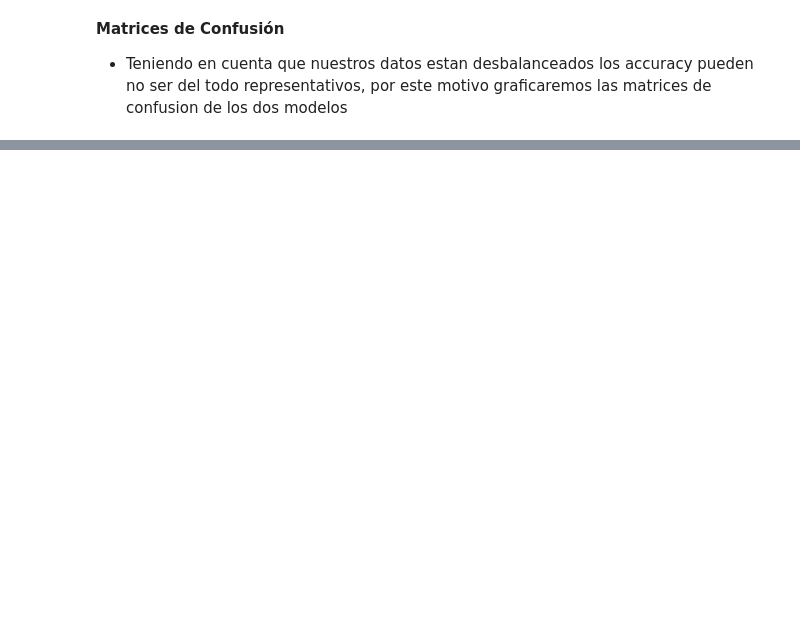
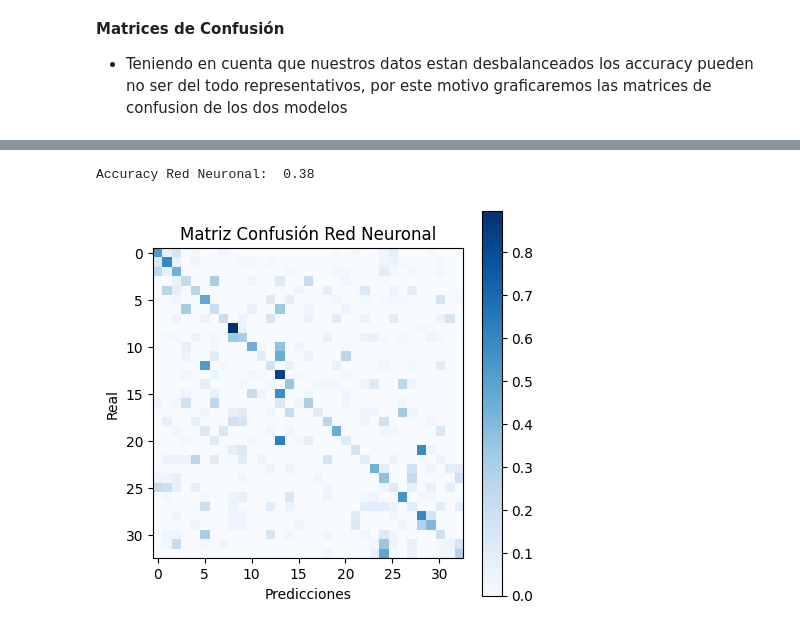
Before and after one commit to NicoElHulk/Proyecto1_ML, a Jupyter notebook: src/main.ipynb, the cells around one changed output, grey strips where cells are left out. Drawn from its saved outputs; the diff is of its cells as text; code cells hidden in the pictures; blank space fills up the shorter version.

```diff
--- a/src/main.ipynb
+++ b/src/main.ipynb
@@ -275,0 +290,8 @@ A partir de los resultados anteriores, intentaremos mejorar el accuracy ocupando
+# %%
+red_neuronal = Sequential()
+red_neuronal.add(Input(shape=(x.shape[1],)))
+red_neuronal.add(Dense(128, activation='relu'))
+red_neuronal.add(Dense(33, activation='softmax'))
+red_neuronal.summary()
+optimizer = Adam(learning_rate=1e-3)
+red_neuronal.compile(optimizer = optimizer, loss='sparse_categorical_crossentropy', metrics = ['accuracy'])
@@ -275,0 +310,3 @@ A partir de los resultados anteriores, intentaremos mejorar el accuracy ocupando
+# %%
+red_neuronal.fit(X_train, y_train, validation_data=(X_test, y_test), batch_size=64, epochs=32,verbose=1)
+predicciones = red_neuronal.predict(X_test)
@@ -275,0 +331,17 @@ A partir de los resultados anteriores, intentaremos mejorar el accuracy ocupando
+# %%
+predicciones_red_neuronal = []
+for i in range(len(predicciones)):
+    index = 0
+    for j in predicciones[i]:
+        if max(predicciones[i]) == j:
+            predicciones_red_neuronal.append(index)
+            break
+        index += 1
+
+print('Accuracy Red Neuronal: ', round(np.mean(predicciones_red_neuronal == y_test), 2))
+# %% [output]
+Accuracy Red Neuronal:  0.38
+# %%
+matrices_confusion(y_test, predicciones_red_neuronal, 'Matriz Confusión Red Neuronal')
+# %% [output]
+[figure, added]
```
Also changed, not shown: parts of 15 cells of this notebook.
